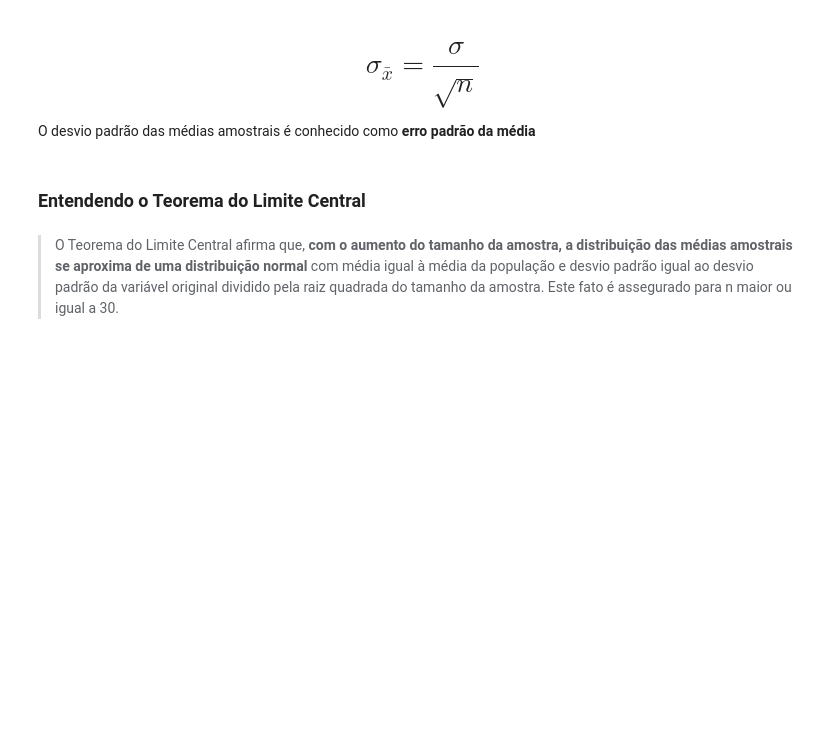
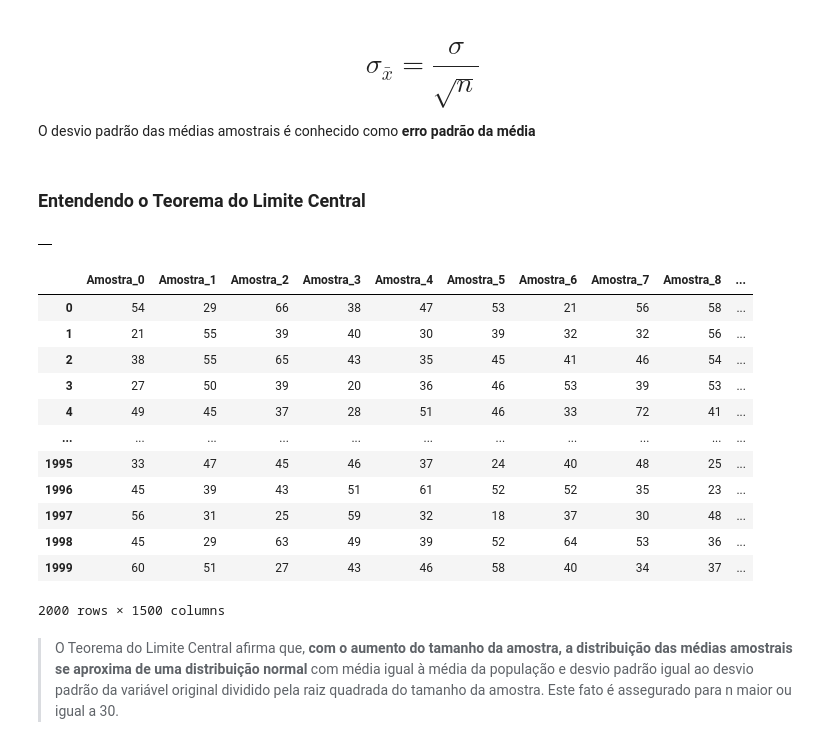
Before and after one commit to JhonasVoc/Estat-stica_Python, a Jupyter notebook: Estatística_com_Python_Probabilidade_e_amostragem.ipynb, the cells around one changed output. Drawn from its saved outputs; the diff is of its cells as text; code cells hidden in the pictures; blank space fills up the shorter version.

```diff
--- a/Estatística_com_Python_Probabilidade_e_amostragem.ipynb
+++ b/Estatística_com_Python_Probabilidade_e_amostragem.ipynb
@@ -975,2 +978,28 @@ O desvio padrão das médias amostrais é conhecido como **erro padrão da médi
+# %%
+amostras = pd.DataFrame()
+amostras
+# %% [output]
+|  |
+# %%
+for i in range(total_de_amostras):
+  _ = dados.Idade.sample(n)
+  _.index = range(0, len(_))
+  amostras['Amostra_' + str(i)] = _
+
+amostras
+# %% [output]
+|  | Amostra_0 | Amostra_1 | Amostra_2 | Amostra_3 | Amostra_4 | Amostra_5 | Amostra_6 | Amostra_7 | Amostra_8 | ... |
+| 0 | 54 | 29 | 66 | 38 | 47 | 53 | 21 | 56 | 58 | ... |
+| 1 | 21 | 55 | 39 | 40 | 30 | 39 | 32 | 32 | 56 | ... |
+| 2 | 38 | 55 | 65 | 43 | 35 | 45 | 41 | 46 | 54 | ... |
+| 3 | 27 | 50 | 39 | 20 | 36 | 46 | 53 | 39 | 53 | ... |
+| 4 | 49 | 45 | 37 | 28 | 51 | 46 | 33 | 72 | 41 | ... |
+| ... | ... | ... | ... | ... | ... | ... | ... | ... | ... | ... |
+| 1995 | 33 | 47 | 45 | 46 | 37 | 24 | 40 | 48 | 25 | ... |
+| 1996 | 45 | 39 | 43 | 51 | 61 | 52 | 52 | 35 | 23 | ... |
+| 1997 | 56 | 31 | 25 | 59 | 32 | 18 | 37 | 30 | 48 | ... |
+| 1998 | 45 | 29 | 63 | 49 | 39 | 52 | 64 | 53 | 36 | ... |
+| 1999 | 60 | 51 | 27 | 43 | 46 | 58 | 40 | 34 | 37 | ... |
+2000 rows × 1500 columns
 # %% [markdown]
 > O Teorema do Limite Central afirma que, **com o aumento do tamanho da amostra, a distribuição das médias amostrais se aproxima de uma distribuição normal** com média igual à média da população e desvio padrão igual ao desvio padrão da variável original dividido pela raiz quadrada do tamanho da amostra. Este fato é assegurado para n maior ou igual a 30.
```
Also changed, not shown: parts of 61 cells of this notebook.
